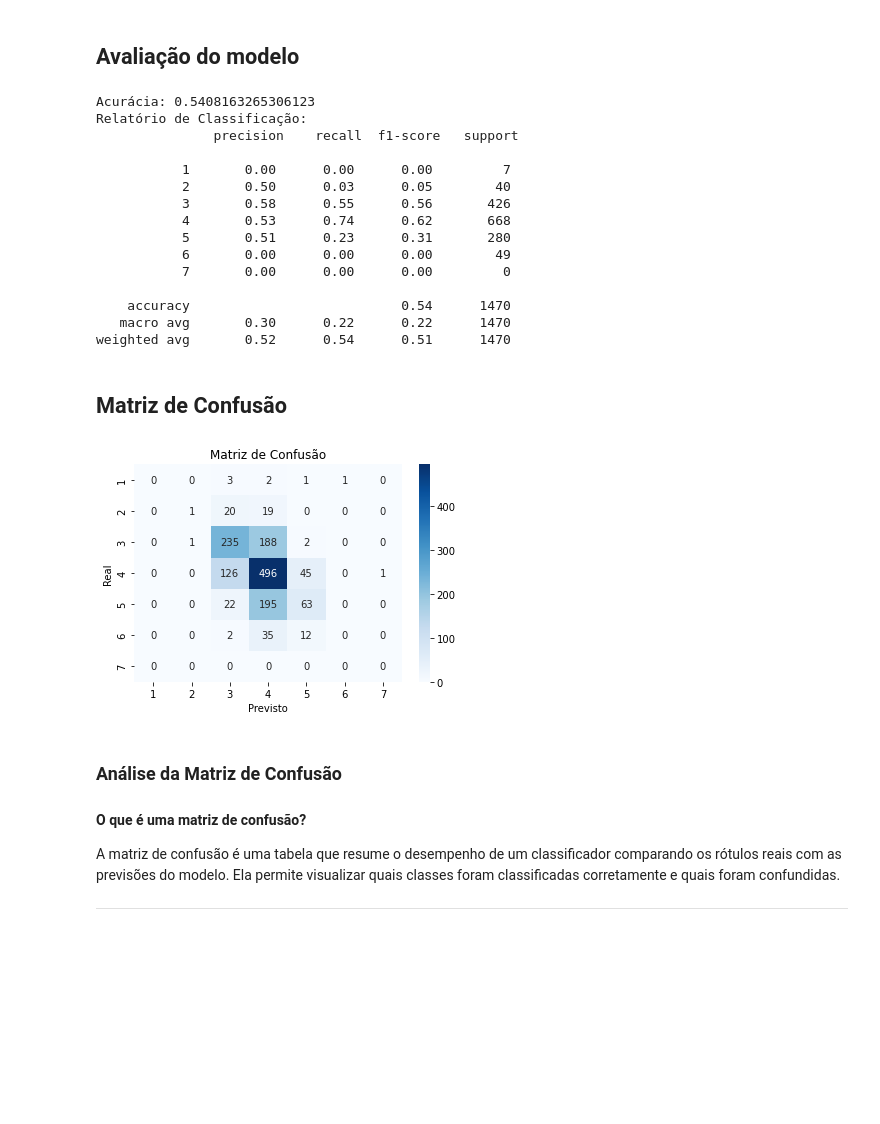
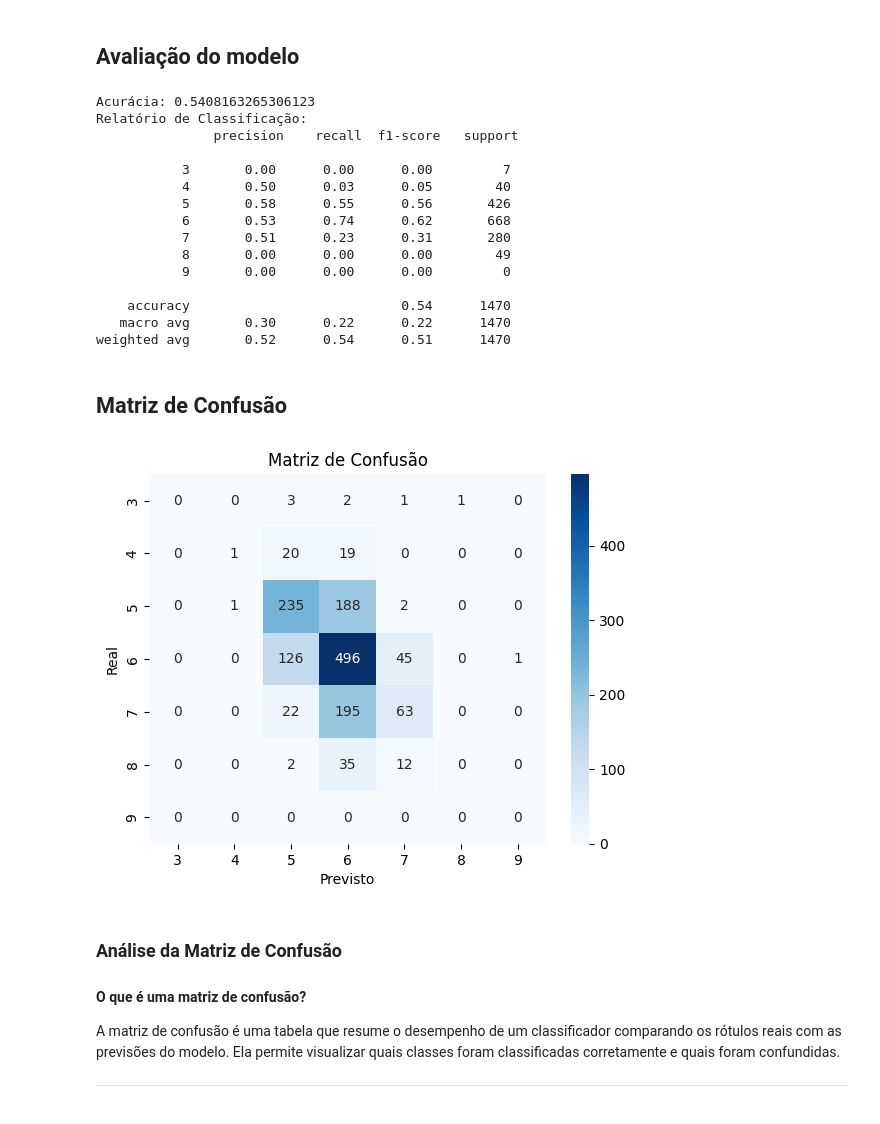
Before and after one commit to Hericson/Ciencia-de-Dados-Capacita-Brasil, a Jupyter notebook: Aula14_Aprendizado_Supervisionado_na_prática_2.ipynb, the cells around one changed output. Drawn from its saved outputs; the diff is of its cells as text; code cells hidden in the pictures; blank space fills up the shorter version.

```diff
--- a/Aula14_Aprendizado_Supervisionado_na_prática_2.ipynb
+++ b/Aula14_Aprendizado_Supervisionado_na_prática_2.ipynb
@@ -280,13 +276,13 @@ Este conjunto de dados está disponível no [UCI Machine Learning Repository](ht
 # %%
 from sklearn.datasets import fetch_openml
 
-data = fetch_openml(name="wine-quality-white", version=1, as_frame=True)
+data = pd.read_csv('datasets/winequality-white.csv')
 
 # Extrair as características (variáveis preditoras) do dataset
 # - data.data: retorna todas as colunas exceto a variável alvo
-X = data.data
+X = data.drop('quality', axis=1)
 
 # Extrair a variável alvo (target) e converter os valores para o tipo inteiro
 # - data.target: retorna a variável alvo
 # - astype(int): converte os valores para inteiros, caso estejam em outro formato
-y = data.target.astype(int)
+y = data['quality']
@@ -333,7 +332,6 @@ O lbfgs (Limited-memory BFGS) é um algoritmo eficiente e adequado para problema
 # %% [markdown]
 ## Avaliação do modelo
 # %%
-
 y_pred = logreg.predict(X_test)
 print("Acurácia:", accuracy_score(y_test, y_pred))
 print("Relatório de Classificação:\n", classification_report(y_test, y_pred))
@@ -342,13 +340,13 @@ Acurácia: 0.5408163265306123
 Relatório de Classificação:
                precision    recall  f1-score   support
 
-           1       0.00      0.00      0.00         7
-           2       0.50      0.03      0.05        40
-           3       0.58      0.55      0.56       426
-           4       0.53      0.74      0.62       668
-           5       0.51      0.23      0.31       280
-           6       0.00      0.00      0.00        49
-           7       0.00      0.00      0.00         0
+           3       0.00      0.00      0.00         7
+           4       0.50      0.03      0.05        40
+           5       0.58      0.55      0.56       426
+           6       0.53      0.74      0.62       668
+           7       0.51      0.23      0.31       280
+           8       0.00      0.00      0.00        49
+           9       0.00      0.00      0.00         0
 
     accuracy                           0.54      1470
    macro avg       0.30      0.22      0.22      1470
@@ -357,14 +355,14 @@ weighted avg       0.52      0.54      0.51      1470
 ## Matriz de Confusão
 # %%
 
-conf_matrix = confusion_matrix(y_test, y_pred_logreg)
+conf_matrix = confusion_matrix(y_test, y_pred)
 sns.heatmap(conf_matrix, annot=True, fmt="d", cmap="Blues", xticklabels=np.unique(y), yticklabels=np.unique(y))
 plt.title("Matriz de Confusão")
 plt.xlabel("Previsto")
 plt.ylabel("Real")
 plt.show()
 # %% [output]
-[figure, old version]
+[figure, new version]
 # %% [markdown]
 ### Análise da Matriz de Confusão
 
```
Also changed, not shown: parts of 10 cells of this notebook.
